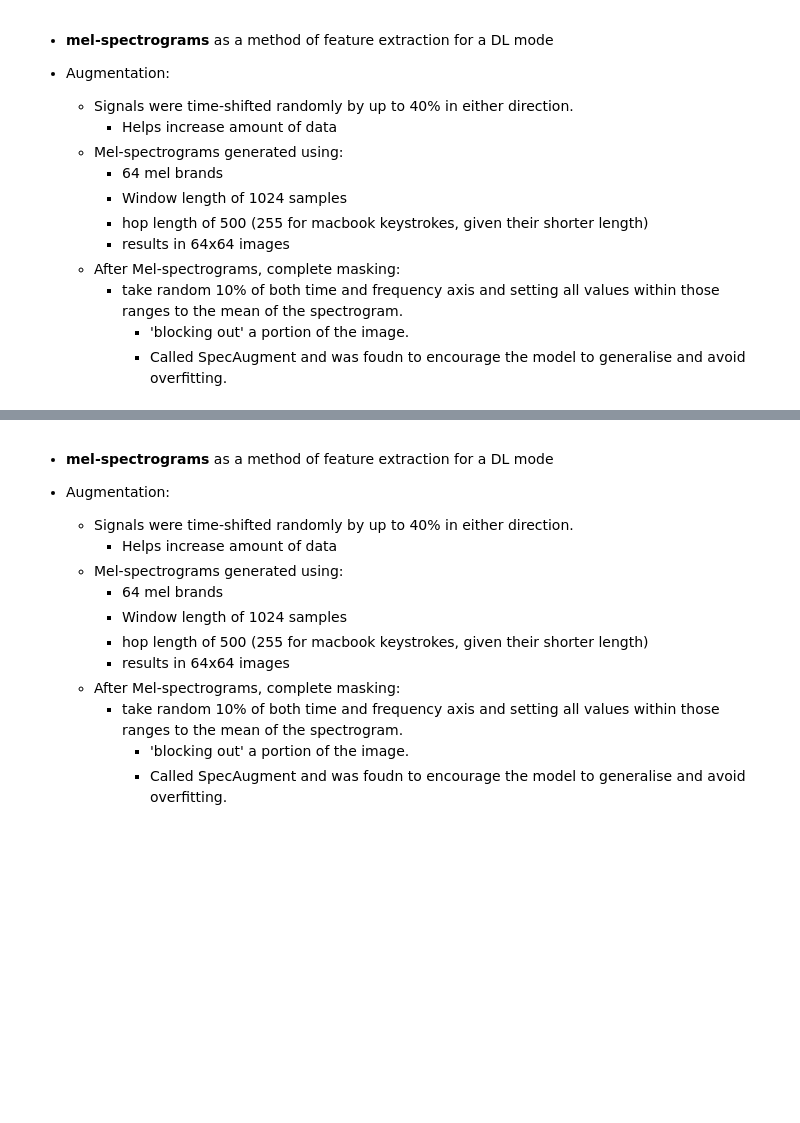
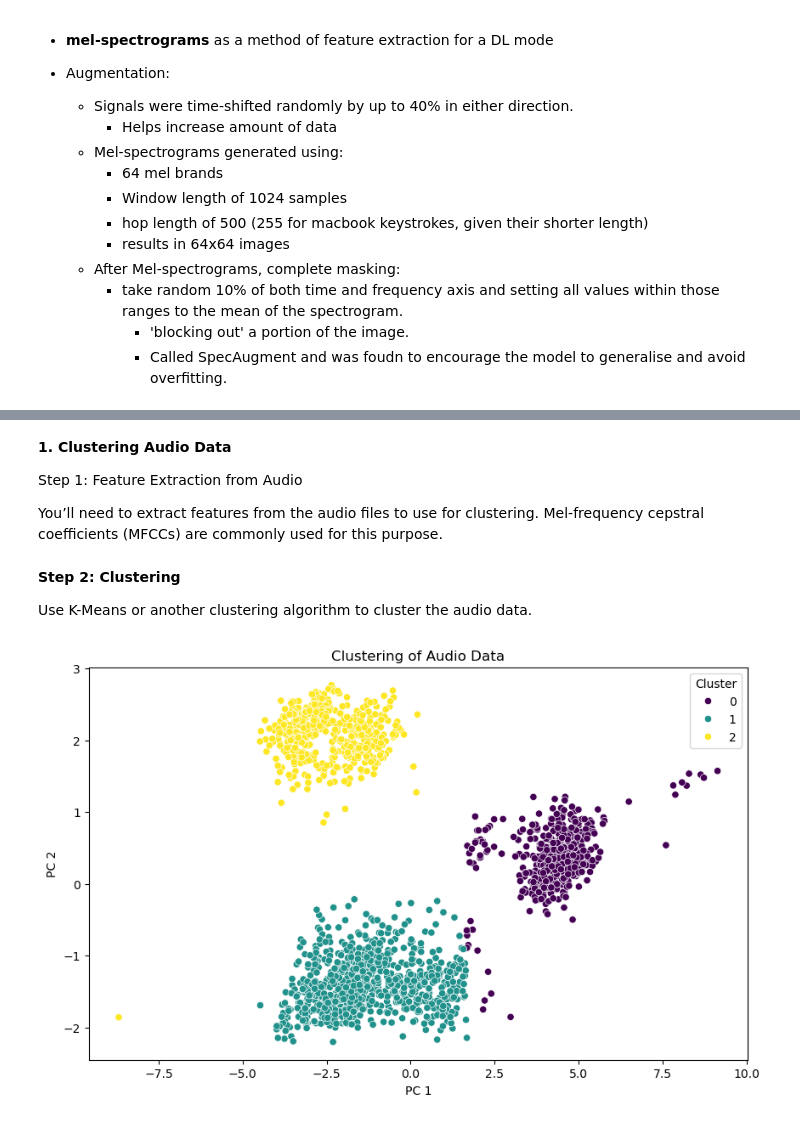
Before and after one commit to bsaleh524/keyboard_recorder, a Jupyter notebook: preprocessing/preprocess_for_data.ipynb, the cells around one changed output, grey strips where cells are left out. Cells and saved outputs as stored; diff of their text form; code cells hidden in the pictures; blank space fills up the shorter version.

```diff
--- a/preprocessing/preprocess_for_data.ipynb
+++ b/preprocessing/preprocess_for_data.ipynb
@@ -465,6 +471,6 @@ Todo:
 # %% [markdown]
 ## Final droppings
 # %%
-combined_key_df.drop(['user', 'microphone', ], axis=1, inplace=True)
+combined_key_df.drop(['microphone'], axis=1, inplace=True)
 combined_key_df.head()
 # %% [output]
@@ -568,15 +518,49 @@ Sound:
-# %% [markdown]
-* **mel-spectrograms** as a method of feature extraction for a DL mode
-
-* Augmentation:
-    * Signals were time-shifted randomly by up to 40% in either direction.
-        - Helps increase amount of data
-    * Mel-spectrograms generated using:
-        * 64 mel brands
-        * Window length of 1024 samples
-        * hop length of 500 (255 for macbook keystrokes, given their shorter length)
-        - results in 64x64 images
-    * After Mel-spectrograms, complete masking:
-        * take random 10% of both time and frequency axis and setting all values within those ranges to the mean of the spectrogram.
-            - 'blocking out' a portion of the image.
-            - Called SpecAugment and was foudn to encourage the model to generalise and avoid overfitting.
+# %% [markdown]
+**1. Clustering Audio Data**
+
+Step 1: Feature Extraction from Audio
+
+You’ll need to extract features from the audio files to use for clustering. Mel-frequency cepstral coefficients (MFCCs) are commonly used for this purpose.
+# %%
+# Function to extract MFCC features
+def extract_features(file_path):
+    y, sr = librosa.load(file_path, sr=None)
+    mfccs = librosa.feature.mfcc(y=y, sr=sr, n_mfcc=13)
+    return np.mean(mfccs.T, axis=0)
+
+# Extract features and add them to the dataframe
+dataviz_df = combined_key_df.copy(deep=True)
+dataviz_df['features'] = dataviz_df['audio_file'].apply(lambda x: extract_features(f'../preprocessed_data/{x}'))
+
+# Convert features to a numpy array
+features = np.vstack(dataviz_df['features'].to_numpy())
+
+# Normalize features
+scaler = StandardScaler()
+features_scaled = scaler.fit_transform(features)
+# %% [markdown]
+**Step 2: Clustering**
+
+Use K-Means or another clustering algorithm to cluster the audio data.
+# %%
+# Perform PCA for dimensionality reduction
+pca = PCA(n_components=2)
+features_pca = pca.fit_transform(features_scaled)
+
+# KMeans clustering
+kmeans = KMeans(n_clusters=3)
+clusters = kmeans.fit_predict(features_pca)
+
+# Add clusters to the dataframe
+dataviz_df['cluster'] = clusters
+
+# Visualization
+plt.figure(figsize=(10, 6))
+sns.scatterplot(x=features_pca[:, 0], y=features_pca[:, 1], hue=dataviz_df['cluster'], palette='viridis')
+plt.title('Clustering of Audio Data')
+plt.xlabel('PC 1')
+plt.ylabel('PC 2')
+plt.legend(title='Cluster')
+plt.show()
+# %% [output]
+[figure, added]
```
Also changed, not shown: parts of 21 cells of this notebook, 1 other file.
